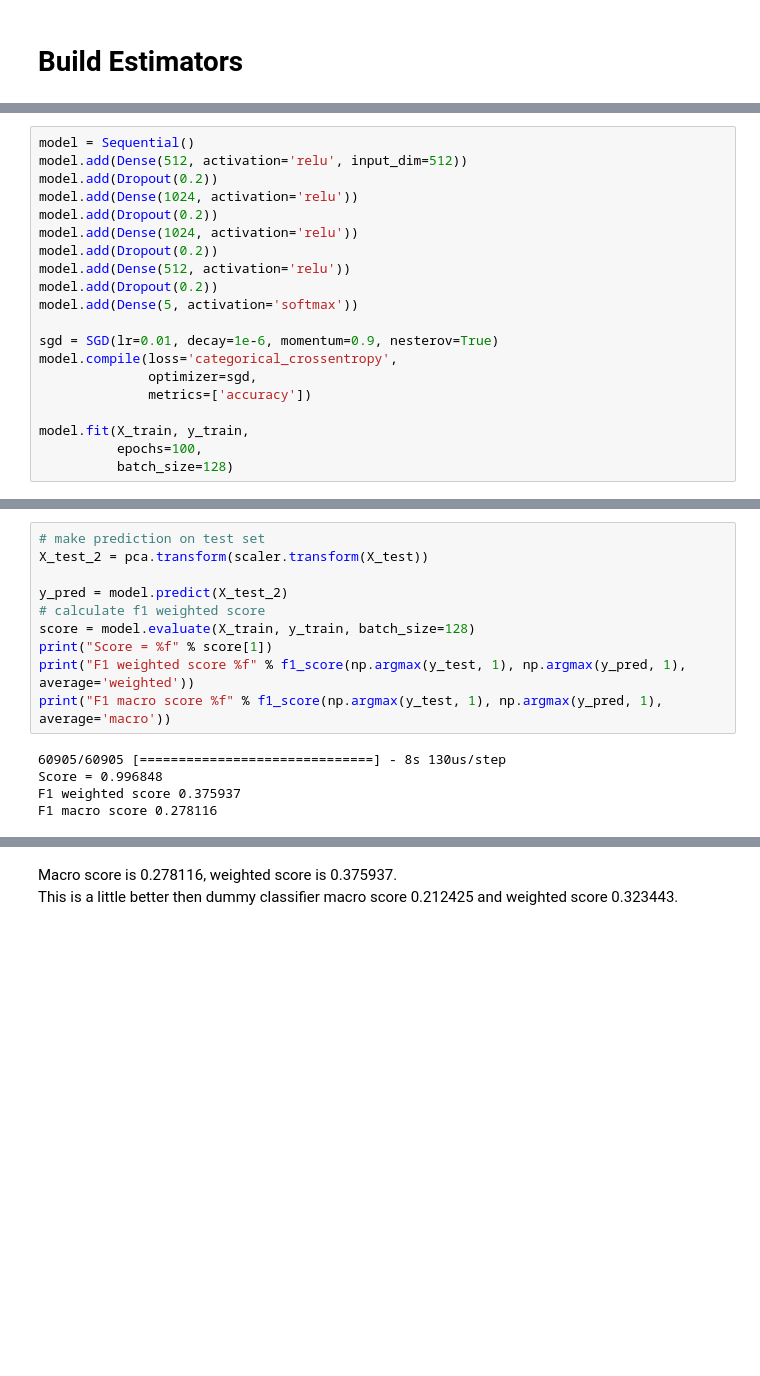
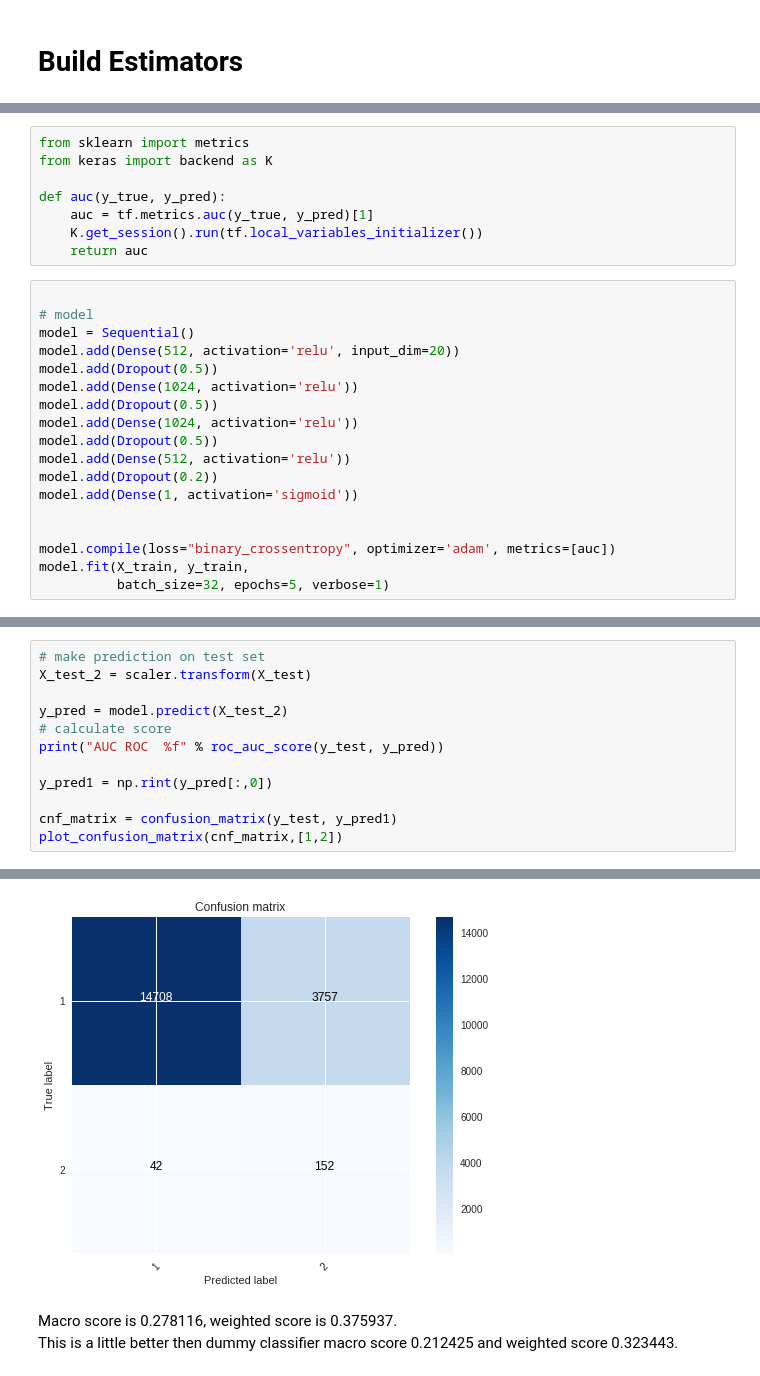
Before and after one commit to gitgash/test_qa, a Jupyter notebook: test_estimator.ipynb, the cells around one changed output, grey strips where cells are left out. Drawn from its saved outputs; the diff is of its cells as text; blank space fills up the shorter version.

```diff
--- a/test_estimator.ipynb
+++ b/test_estimator.ipynb
@@ -385,21 +263,27 @@ print(sorted(Counter(y_resampled).items()))
+# %%
+from sklearn import metrics
+from keras import backend as K
+
+def auc(y_true, y_pred):
+    auc = tf.metrics.auc(y_true, y_pred)[1]
+    K.get_session().run(tf.local_variables_initializer())
+    return auc
 # %%
+
+# model
 model = Sequential()
-model.add(Dense(512, activation='relu', input_dim=512))
-model.add(Dropout(0.2))
+model.add(Dense(512, activation='relu', input_dim=20))
+model.add(Dropout(0.5))
 model.add(Dense(1024, activation='relu'))
-model.add(Dropout(0.2))
+model.add(Dropout(0.5))
 model.add(Dense(1024, activation='relu'))
-model.add(Dropout(0.2))
+model.add(Dropout(0.5))
 model.add(Dense(512, activation='relu'))
 model.add(Dropout(0.2))
-model.add(Dense(5, activation='softmax'))
+model.add(Dense(1, activation='sigmoid'))
 
-sgd = SGD(lr=0.01, decay=1e-6, momentum=0.9, nesterov=True)
-model.compile(loss='categorical_crossentropy',
-              optimizer=sgd,
-              metrics=['accuracy'])
 
+model.compile(loss="binary_crossentropy", optimizer='adam', metrics=[auc])
 model.fit(X_train, y_train,
-          epochs=100,
-          batch_size=128)
+          batch_size=32, epochs=5, verbose=1)
 # %% [output]
@@ -423,16 +300,14 @@ Epoch 100/100
 <keras.callbacks.History at 0x...>
-# %%
-# make prediction on test set
-X_test_2 = pca.transform(scaler.transform(X_test))
-
-y_pred = model.predict(X_test_2)
-# calculate f1 weighted score
-score = model.evaluate(X_train, y_train, batch_size=128)
-print("Score = %f" % score[1])
-print("F1 weighted score %f" % f1_score(np.argmax(y_test, 1), np.argmax(y_pred, 1), average='weighted'))
-print("F1 macro score %f" % f1_score(np.argmax(y_test, 1), np.argmax(y_pred, 1), average='macro'))
-# %% [output]
-60905/60905 [==============================] - 8s 130us/step
-Score = 0.996848
-F1 weighted score 0.375937
-F1 macro score 0.278116
+# %%
+# make prediction on test set
+X_test_2 = scaler.transform(X_test)
+
+y_pred = model.predict(X_test_2)
+# calculate score
+print("AUC ROC  %f" % roc_auc_score(y_test, y_pred))
+
+y_pred1 = np.rint(y_pred[:,0])
+
+cnf_matrix = confusion_matrix(y_test, y_pred1)
+plot_confusion_matrix(cnf_matrix,[1,2])
+# %% [output]
@@ -439,3 +318,4 @@ F1 macro score 0.278116
+[figure, added]
 # %% [markdown]
 Macro score is 0.278116, weighted score is 0.375937.
 This is a little  better then dummy classifier macro score 0.212425 and weighted score 0.323443.
```
Also changed, not shown: parts of 32 cells of this notebook.
